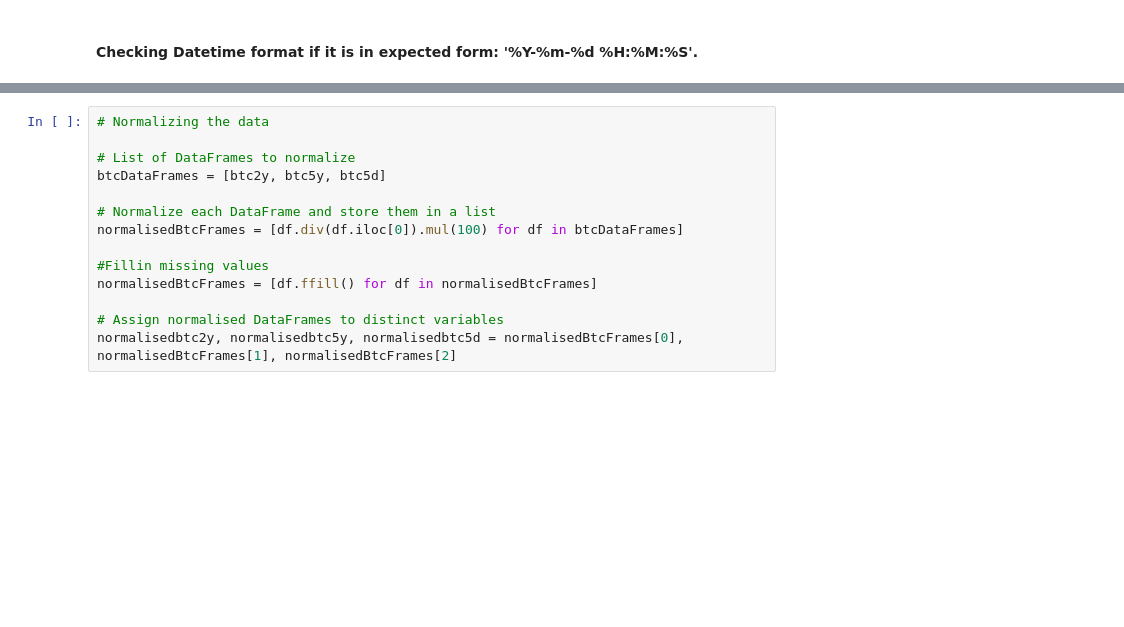
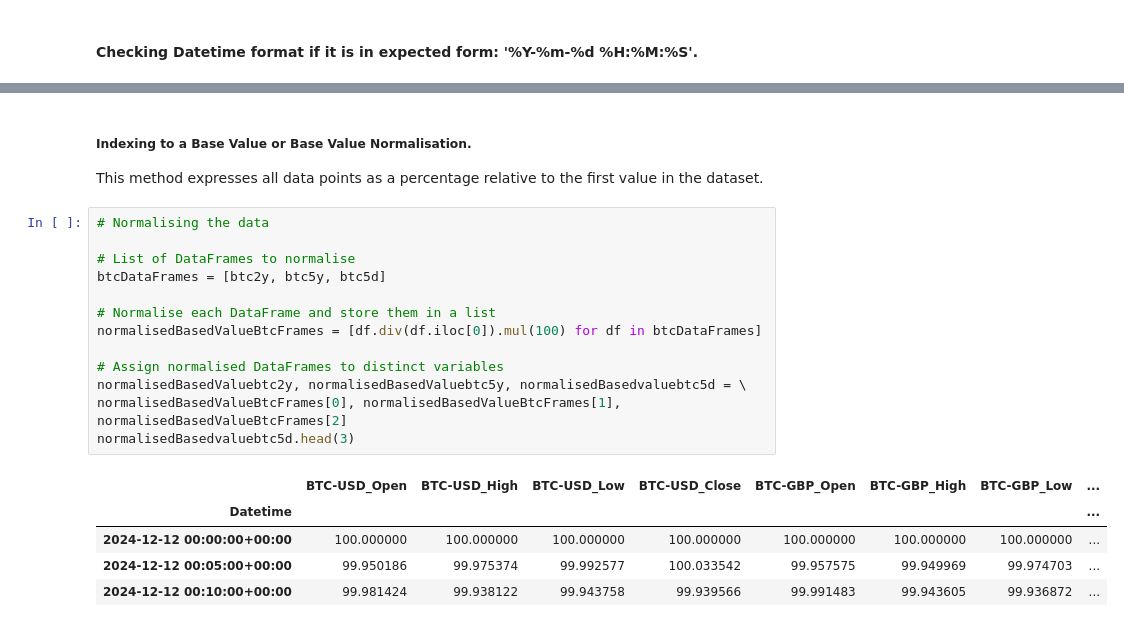
Before and after one commit to TomUszyn/PFDA-project, a Jupyter notebook: analysingCurrencyTrends.ipynb, the cells around one changed output, grey strips where cells are left out. Saved outputs shown, nothing was run; the diff lists cells and outputs as text; blank space fills up the shorter version.

```diff
--- a/analysingCurrencyTrends.ipynb
+++ b/analysingCurrencyTrends.ipynb
@@ -327,14 +329,23 @@ There is no action required.
+# %% [markdown]
+##### Indexing to a Base Value or Base Value Normalisation.
+
+This method expresses all data points as a percentage relative to the first value in the dataset.
 # %%
-# Normalizing the data
+# Normalising the data
 
-# List of DataFrames to normalize
+# List of DataFrames to normalise
 btcDataFrames = [btc2y, btc5y, btc5d]
 
-# Normalize each DataFrame and store them in a list
-normalisedBtcFrames = [df.div(df.iloc[0]).mul(100) for df in btcDataFrames]
-
-#Fillin missing values
-normalisedBtcFrames = [df.ffill() for df in normalisedBtcFrames]
+# Normalise each DataFrame and store them in a list
+normalisedBasedValueBtcFrames = [df.div(df.iloc[0]).mul(100) for df in btcDataFrames]
 
 # Assign normalised DataFrames to distinct variables
-normalisedbtc2y, normalisedbtc5y, normalisedbtc5d = normalisedBtcFrames[0], normalisedBtcFrames[1], normalisedBtcFrames[2]
+normalisedBasedValuebtc2y, normalisedBasedValuebtc5y, normalisedBasedvaluebtc5d = \
+normalisedBasedValueBtcFrames[0], normalisedBasedValueBtcFrames[1], normalisedBasedValueBtcFrames[2]
+normalisedBasedvaluebtc5d.head(3)
+# %% [output]
+|  | BTC-USD_Open | BTC-USD_High | BTC-USD_Low | BTC-USD_Close | BTC-GBP_Open | BTC-GBP_High | BTC-GBP_Low | ... |
+| Datetime |  |  |  |  |  |  |  | ... |
+| 2024-12-12 00:00:00+00:00 | 100.000000 | 100.000000 | 100.000000 | 100.000000 | 100.000000 | 100.000000 | 100.000000 | ... |
+| 2024-12-12 00:05:00+00:00 | 99.950186 | 99.975374 | 99.992577 | 100.033542 | 99.957575 | 99.949969 | 99.974703 | ... |
+| 2024-12-12 00:10:00+00:00 | 99.981424 | 99.938122 | 99.943758 | 99.939566 | 99.991483 | 99.943605 | 99.936872 | ... |
```
Also changed, not shown: parts of 26 cells of this notebook, 14 other files.
